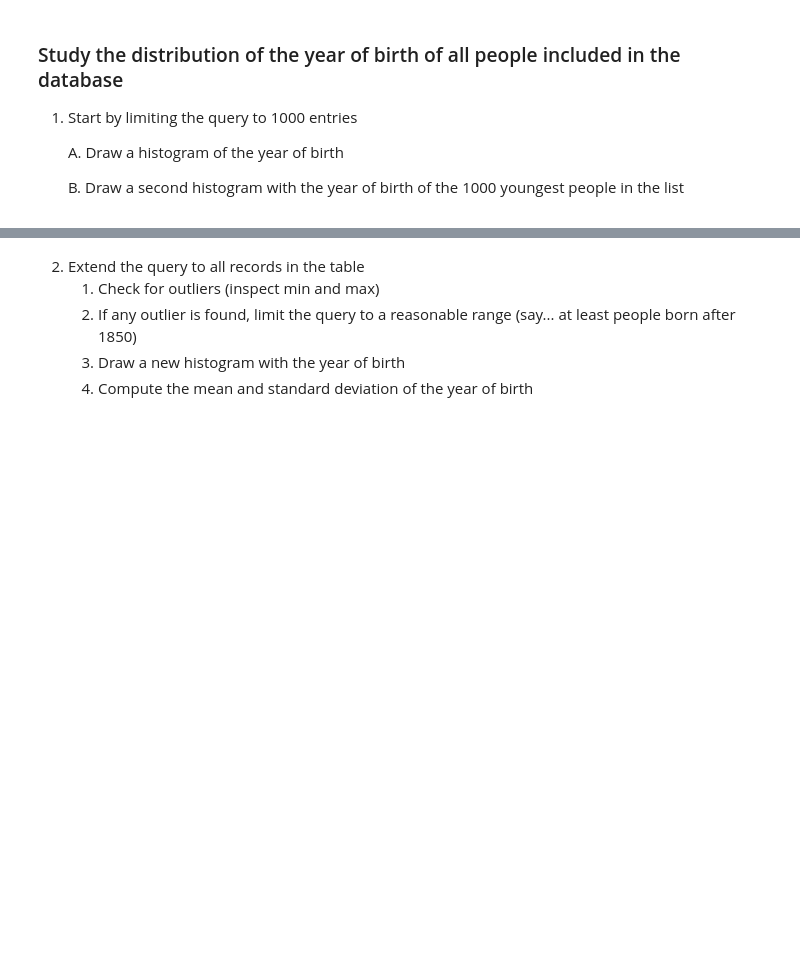
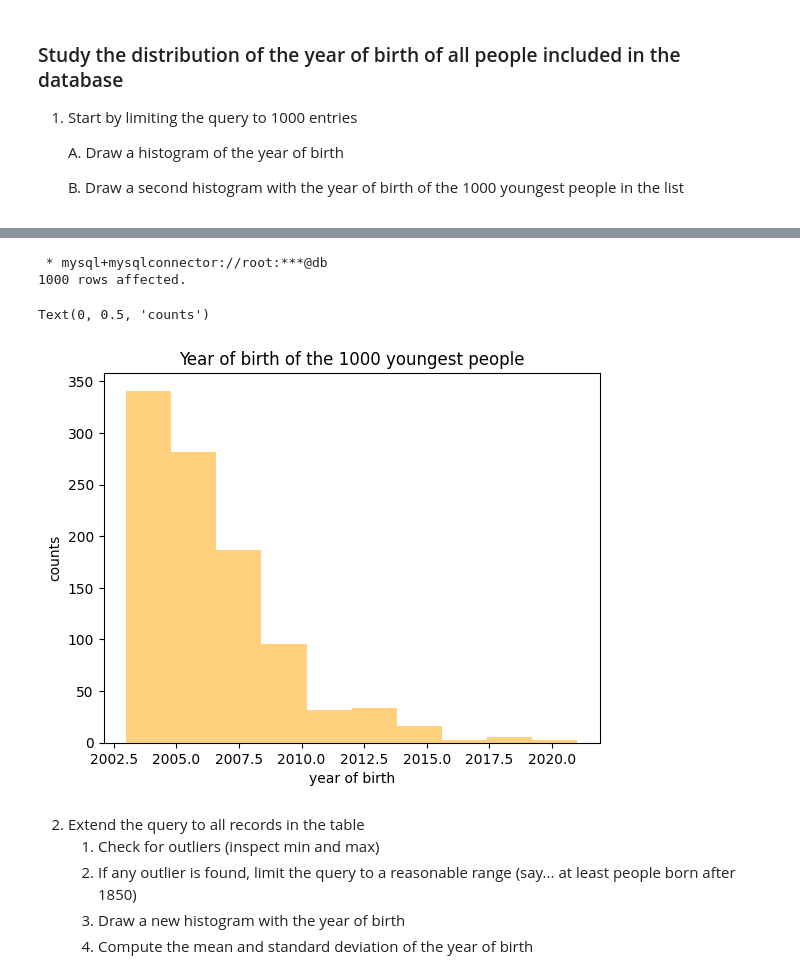
Before and after one commit to miriamzara/MAPD-B, a Jupyter notebook: mysql/notebooks/IMDb_exercise.ipynb, the cells around one changed output, grey strips where cells are left out. Cells and saved outputs as stored; diff of their text form; code cells hidden in the pictures; blank space fills up the shorter version.

```diff
--- a/mysql/notebooks/IMDb_exercise.ipynb
+++ b/mysql/notebooks/IMDb_exercise.ipynb
@@ -27,5 +84,16 @@ To start working with the IMDb database, we need to import it into our environme
 # %%
 # 1.B
+res_ = %sql SELECT birth_year FROM Names_ ORDER BY birth_year DESC LIMIT 1000;
+counts, bins = np.histogram(res_)
+plt.stairs(counts, bins, fill=True, color = "orange", alpha=0.5)
+plt.title("Year of birth of the 1000 youngest people")
+plt.xlabel("year of birth")
+plt.ylabel("counts")
+# %% [output]
+ * mysql+mysqlconnector://root:***@db
+1000 rows affected.
+Text(0, 0.5, 'counts')
+[figure, added]
 # %% [markdown]
 2. Extend the query to all records in the table
     1. Check for outliers (inspect min and max)
```
Also changed, not shown: parts of 28 cells of this notebook, 21 other files.
